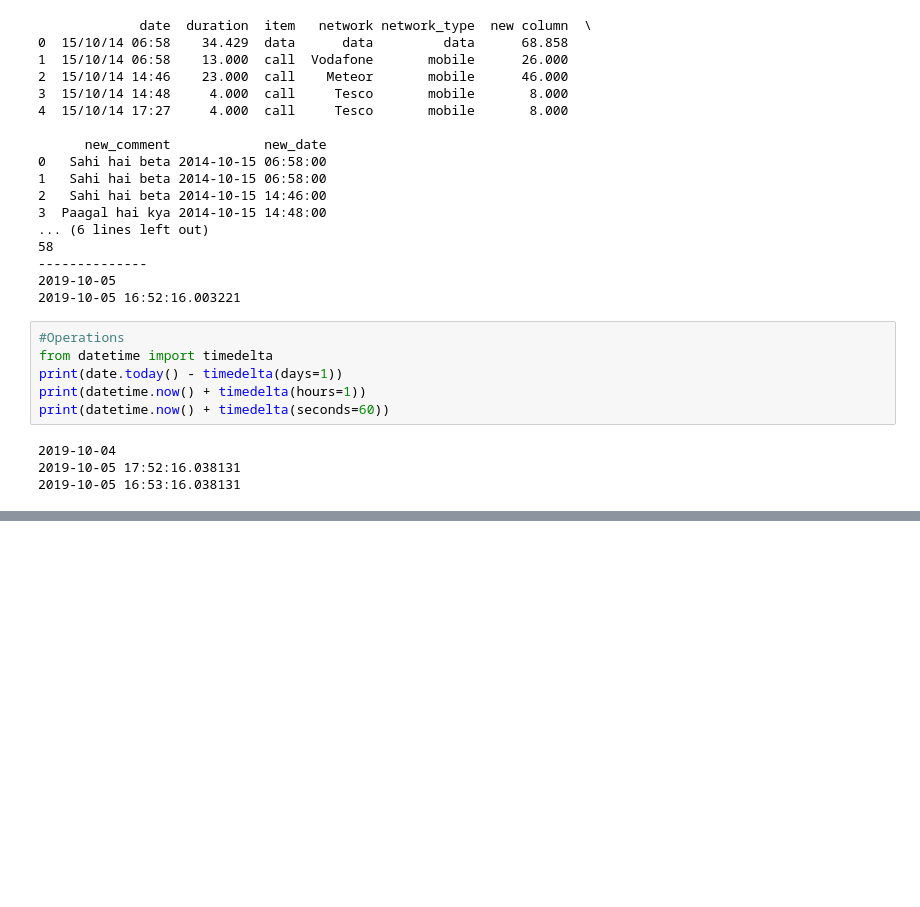
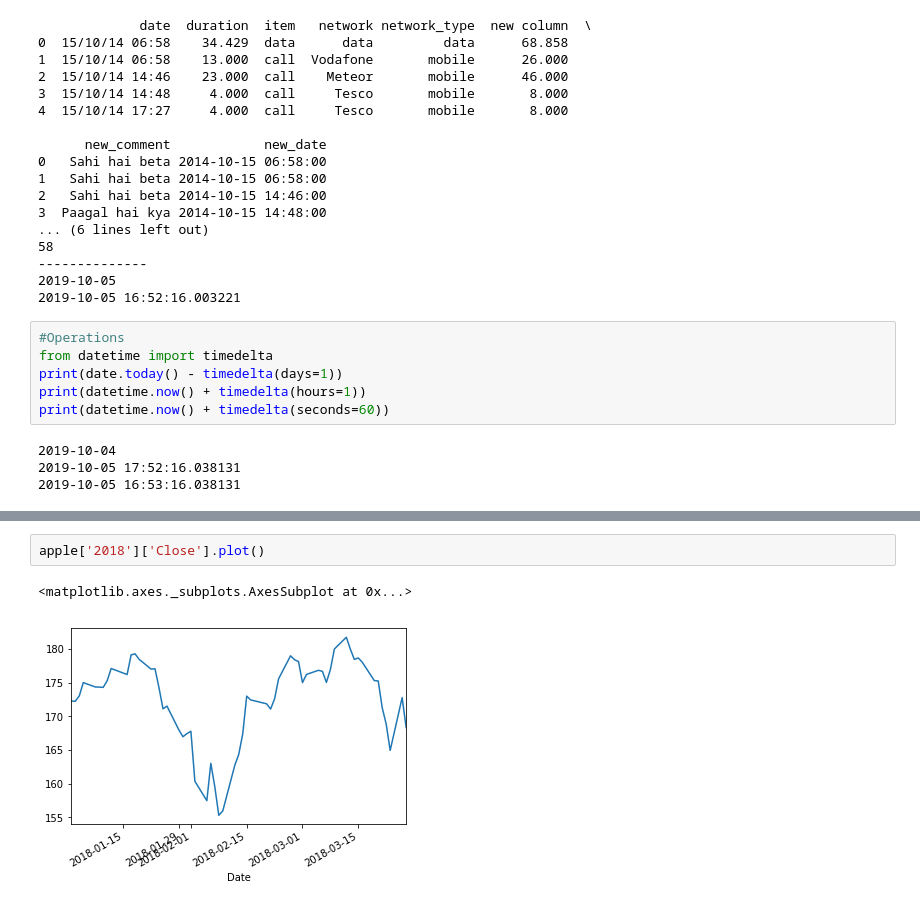
Before and after one commit to nikhilrsharma/Pandas, a Jupyter notebook: Pandas (Nikhil).ipynb, the cells around one changed output, grey strips where cells are left out. Saved outputs shown, nothing was run; the diff lists cells and outputs as text; blank space fills up the shorter version.

```diff
--- a/Pandas (Nikhil).ipynb
+++ b/Pandas (Nikhil).ipynb
@@ -446,0 +493,5 @@ print(datetime.now() + timedelta(seconds=60))
+# %%
+apple['2018']['Close'].plot()
+# %% [output]
+<matplotlib.axes._subplots.AxesSubplot at 0x...>
+[figure, added]
```
Also changed, not shown: parts of 27 cells of this notebook.
